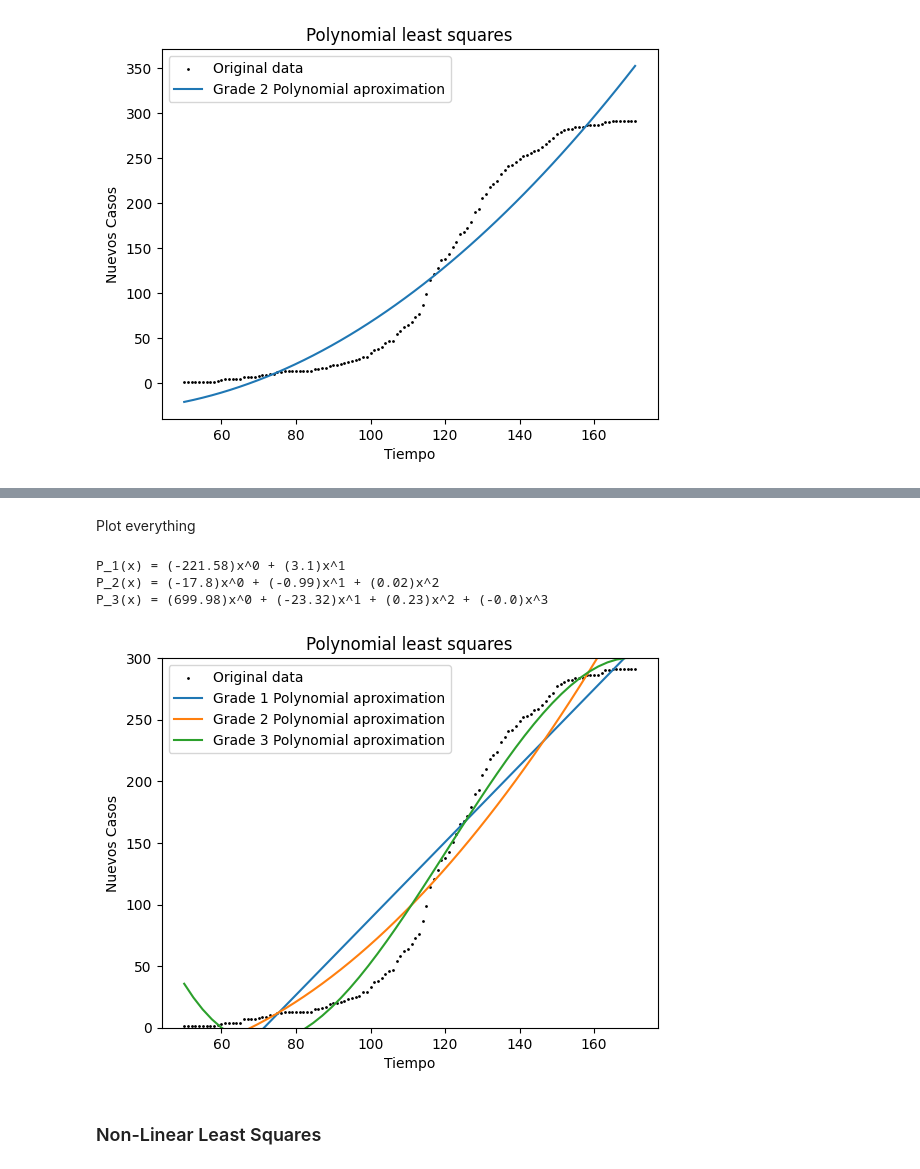
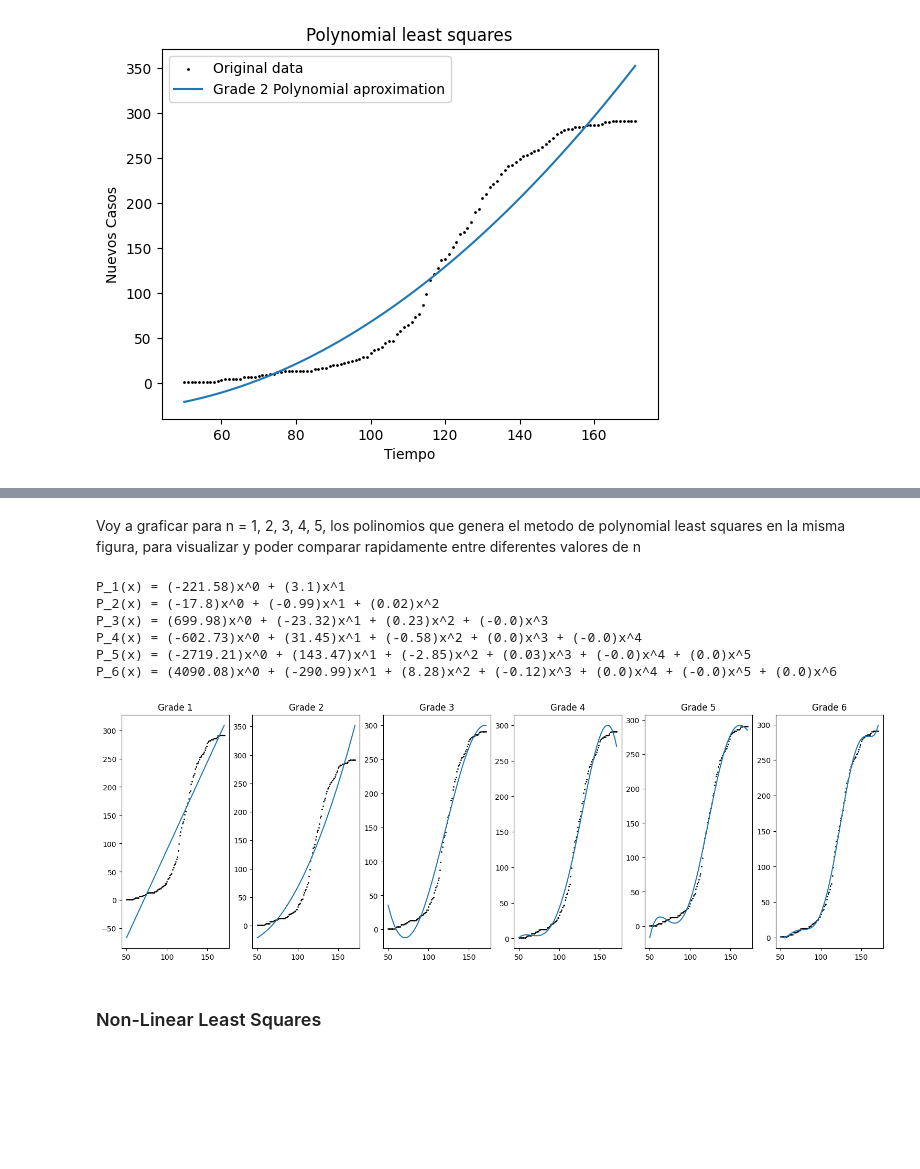
Before and after one commit to unalmedmathnum/Correa-Garcia-Lizcano-Velez, a Jupyter notebook: Tarea 2/least_squares.ipynb, the cells around one changed output, grey strips where cells are left out. Cells and saved outputs as stored; diff of their text form; code cells hidden in the pictures; blank space fills up the shorter version.

Commit message:
Mejorar la seccion de visualizacion para polynomial least squares

```diff
--- a/Tarea 2/least_squares.ipynb
+++ b/Tarea 2/least_squares.ipynb
@@ -241,30 +225,32 @@ P_5(x) = (-2719.21)x^0 + (143.47)x^1 + (-2.85)x^2 + (0.03)x^3 + (-0.0)x^4 + (0.0
-# %% [markdown]
-Plot everything
-# %%
-arr_X = jnp.array(dataframe['time'].values.astype(np.float64))
-arr_Y = jnp.array(dataframe['clin_signs'].values.astype(np.float64))
-
-x_pred = linspace(arr_X[0], arr_X[-1])
-y_pred_line =  polynomial_least_squares(arr_X, arr_Y, x_pred, 1)
-y_pred_parabola =  polynomial_least_squares(arr_X, arr_Y, x_pred, 2)
-y_pred_cubic =  polynomial_least_squares(arr_X, arr_Y, x_pred, 3)
-
-plt.scatter(arr_X, arr_Y, s=1, color="black", label = "Original data")
-plt.plot(x_pred, y_pred_line, label = "Grade 1 Polynomial aproximation")
-plt.plot(x_pred, y_pred_parabola, label = "Grade 2 Polynomial aproximation")
-plt.plot(x_pred, y_pred_cubic,label = "Grade 3 Polynomial aproximation")
-
-plt.title(f"Polynomial least squares")
-plt.xlabel('Tiempo')
-plt.ylabel('Nuevos Casos')
-plt.ylim(0, 300)
-plt.legend()
-plt.show()
-# %% [output]
-P_1(x) = (-221.58)x^0 + (3.1)x^1
-P_2(x) = (-17.8)x^0 + (-0.99)x^1 + (0.02)x^2
-P_3(x) = (699.98)x^0 + (-23.32)x^1 + (0.23)x^2 + (-0.0)x^3
-[figure, removed]
+# %% [markdown]
+Voy a graficar para n = 1, 2, 3, 4, 5, los polinomios que genera el metodo de polynomial least squares en la misma figura, para visualizar y poder comparar rapidamente entre diferentes valores de n
+# %%
+# Retrieve original data
+arr_X = jnp.array(dataframe['time'].values.astype(np.float64))
+arr_Y = jnp.array(dataframe['clin_signs'].values.astype(np.float64))
+
+m = 6
+fig, axis = plt.subplots(1, m, figsize=(15, 5), constrained_layout=True) # This allows to do multiples plots in the same figure
+
+for n in range(1, m + 1):
+    # Do predictions
+    x_pred = linspace(arr_X[0], arr_X[-1])
+    y_pred = polynomial_least_squares(arr_X, arr_Y, x_pred, n)
+
+    # Plot prediction n at the column n-1
+    axis[n - 1].scatter(arr_X, arr_Y, s=1, color="black", label = "Original data")
+    axis[n - 1].plot(x_pred, y_pred, label = f"Grade {n} Polynomial aproximation")
+    axis[n - 1].set_title(f"Grade {n}")
+
+plt.show()
+# %% [output]
+P_1(x) = (-221.58)x^0 + (3.1)x^1
+P_2(x) = (-17.8)x^0 + (-0.99)x^1 + (0.02)x^2
+P_3(x) = (699.98)x^0 + (-23.32)x^1 + (0.23)x^2 + (-0.0)x^3
+P_4(x) = (-602.73)x^0 + (31.45)x^1 + (-0.58)x^2 + (0.0)x^3 + (-0.0)x^4
+P_5(x) = (-2719.21)x^0 + (143.47)x^1 + (-2.85)x^2 + (0.03)x^3 + (-0.0)x^4 + (0.0)x^5
+P_6(x) = (4090.08)x^0 + (-290.99)x^1 + (8.28)x^2 + (-0.12)x^3 + (0.0)x^4 + (-0.0)x^5 + (0.0)x^6
+[figure, added]
 # %% [markdown]
 ### Non-Linear Least Squares
 # %%
```
Also changed, not shown: parts of 9 cells of this notebook.
